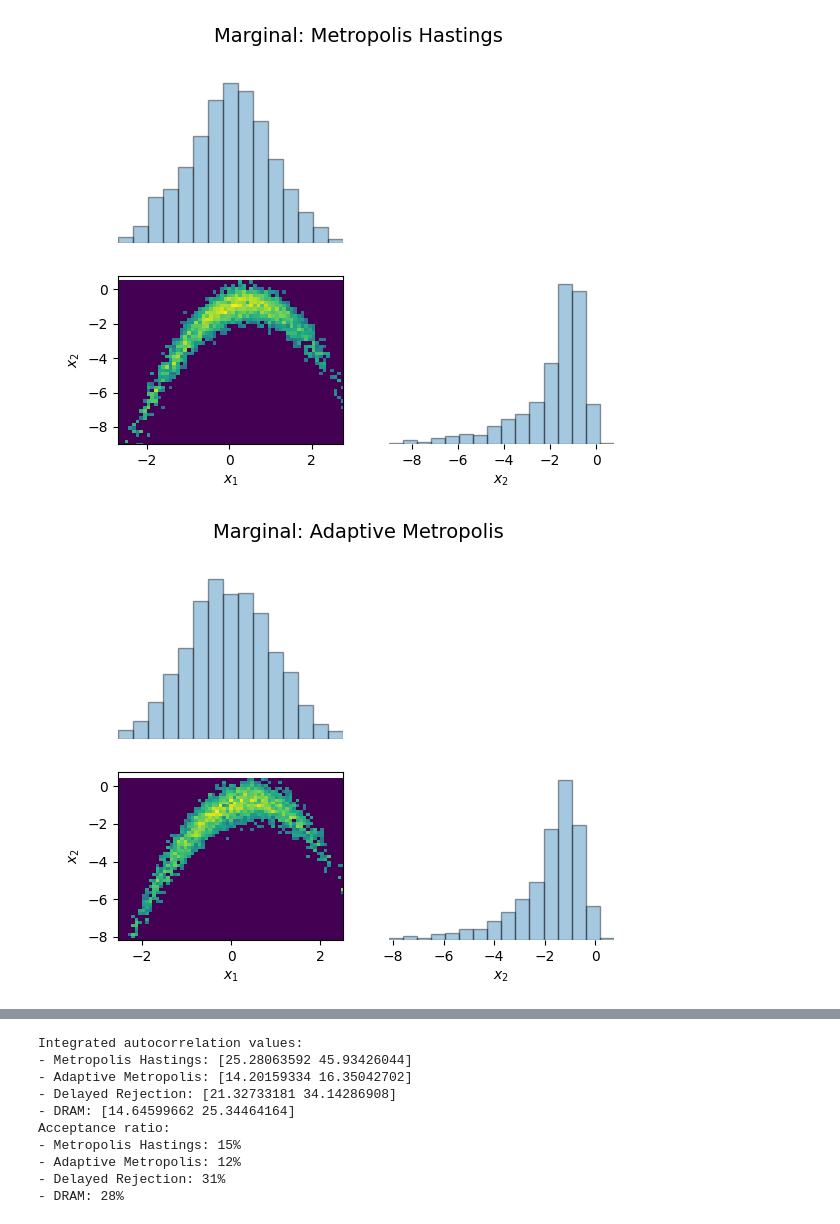
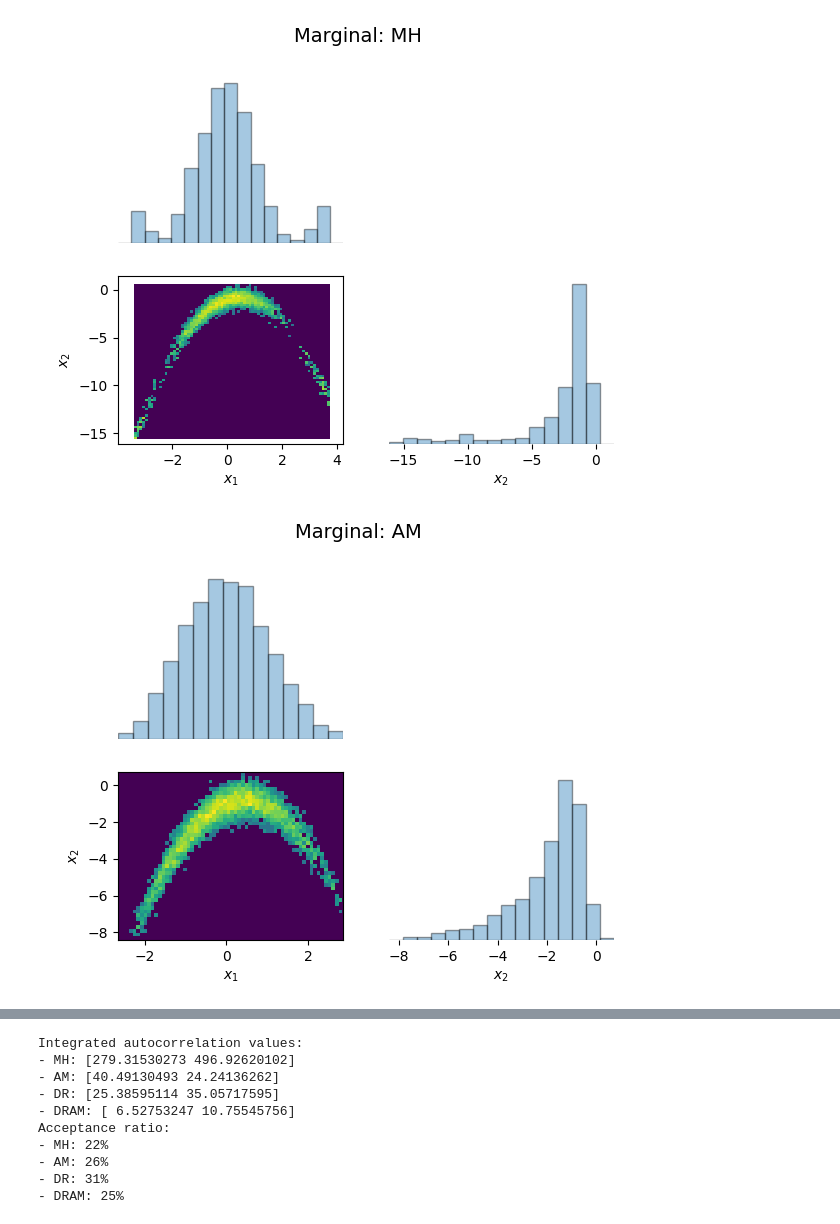
Before and after one commit to akshatd/ae567-inference, a Jupyter notebook: project_2b/ex1.ipynb, the cells around one changed output, grey strips where cells are left out. Cells and saved outputs as stored; diff of their text form; code cells hidden in the pictures.

```diff
--- a/project_2b/ex1.ipynb
+++ b/project_2b/ex1.ipynb
@@ -311,7 +315,7 @@ class AdaptiveMetropolis:
 
 
 np.random.seed(RAND_SEED)
-am = AdaptiveMetropolis(target_logpdf, cov_laplace, max_samples=NUM_SAMPLES)
+am = AdaptiveMetropolis(target_logpdf, cov_laplace, max_samples=NUM_SAMPLES, sd=0.9)
 s_am, ar_am = am.sample(map_point, NUM_SAMPLES)
 print(f"AM Acceptance ratio: {ar_am}")
 # %% [output]
@@ -442,7 +446,7 @@ def dr(starting_sample: np.ndarray,
     return samples, num_accept / float(num_samples-1)
 
 
-GAMMA = 0.5
+GAMMA = 2
 def p2_sampler(x): return prop_rw_cov_sampler(x, cov_laplace*GAMMA)
 def p2_eval(x, y): return lognormpdf(y.reshape(DIM, 1), x, cov_laplace*GAMMA)
 
@@ -574,7 +578,8 @@ class DelayedRejectionAdaptiveMetropolis:
 
 
 np.random.seed(RAND_SEED)
-dram = DelayedRejectionAdaptiveMetropolis(target_logpdf, cov_laplace, max_samples=NUM_SAMPLES)
+dram = DelayedRejectionAdaptiveMetropolis(
+    target_logpdf, cov_laplace, max_samples=NUM_SAMPLES, gamma=0.7)
 s_dram, ar_dram = dram.sample(map_point, NUM_SAMPLES)
 print(f"DRAM Acceptance ratio: {ar_dram}")
 # %% [output]
@@ -649,8 +654,8 @@ def autocorr_test(samples: np.ndarray, maxlag: int = 100, step: int = 1):
 # autocorr_test(s_mh)
 
 
-titles = ["Metropolis Hastings", "Adaptive Metropolis",
-          "Delayed Rejection", "DRAM"]
+titles = ["MH", "AM",
+          "DR", "DRAM"]
 
 # samples with burn in (samples, frac_burn, frac_use)
 sampless = [sub_sample_data(s_mh, frac_burn=0.5, frac_use=0.5),
@@ -761,7 +766,7 @@ def plot_inspection(plt_id, sampless, titles):
     fig.suptitle('Visual Inspection of Mixing', fontsize=14, y=1)
     for i, (samples, title) in enumerate(zip(sampless, titles)):
         ax1 = axs[i*2]
-        ax1.set_title(title, rotation=-90, x=1.02, y=-1, fontsize=12)
+        ax1.set_title(title, rotation=-90, x=1.02, y=-0.5, fontsize=12)
         ax1.plot(samples[:, 0], '-r', label=r" $x_1$")
         ax1.legend(loc='lower left')
         ax2 = axs[i*2+1]
@@ -769,32 +774,32 @@ def plot_inspection(plt_id, sampless, titles):
         ax2.legend(loc='lower left')
     axs[-1].set_xlabel('Sample Number', labelpad=0)
     plt.xticks(fontsize=8)
     plt.show()
     fig.savefig('figs/inspection.svg')
     plt_id += 1
     return plt_id
 
 
 # 5.a Plots of 1D and 2D marginals
 plt_id = plot_marginal(plt_id, sampless, titles)
 
 # 5.b Autocorrelation plots
 plt_id = plot_autocorrelation(plt_id, lags_auto, autolags, titles)
 
 # 5.c Integrated autocorrelation values
 print(f"Integrated autocorrelation values:")
 for iac, title in zip(iacs, titles):
     print(f"- {title}: {iac}")
     # print(f"- {title}: {iac[-1, :]}")
 # plt_id = plot_iac(plt_id, iacs, titles)
 
 # 5.d Acceptance ratio
 print(f"Acceptance ratio:")
 for ar, title in zip(ars, titles):
     print(f"- {title}: {ar*100:.0f}%")
 
 # 5.e Visual inspection of mixing
 plt_id = plot_inspection(plt_id, sampless, titles)
 # %% [output]
-[figure, old version]
+[figure, new version]
-[figure, old version]
+[figure, new version]
@@ -804,10 +809,10 @@ plt_id = plot_inspection(plt_id, sampless, titles)
 Integrated autocorrelation values:
-- Metropolis Hastings: [25.28063592 45.93426044]
-- Adaptive Metropolis: [14.20159334 16.35042702]
-- Delayed Rejection: [21.32733181 34.14286908]
-- DRAM: [14.64599662 25.34464164]
+- MH: [279.31530273 496.92620102]
+- AM: [40.49130493 24.24136262]
+- DR: [25.38595114 35.05717595]
+- DRAM: [ 6.52753247 10.75545756]
 Acceptance ratio:
-- Metropolis Hastings: 15%
-- Adaptive Metropolis: 12%
-- Delayed Rejection: 31%
-- DRAM: 28%
+- MH: 22%
+- AM: 26%
+- DR: 31%
+- DRAM: 25%
```
Also changed, not shown: parts of 7 cells of this notebook, 13 other files.
